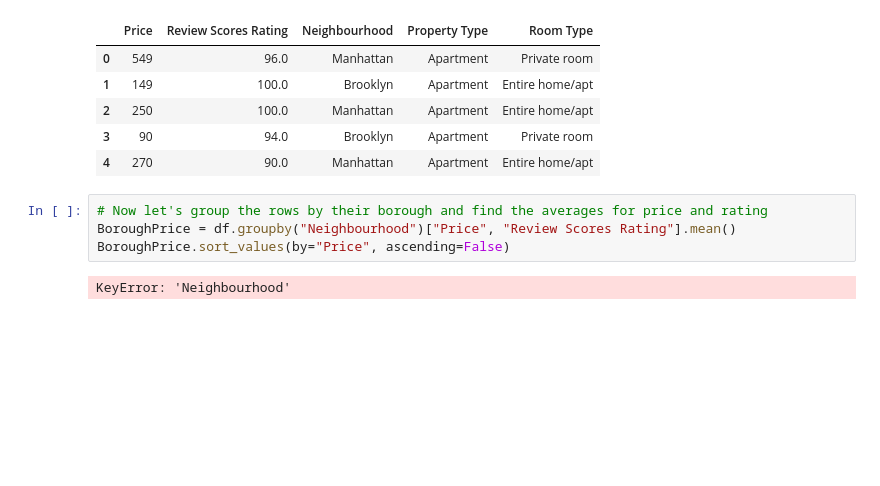
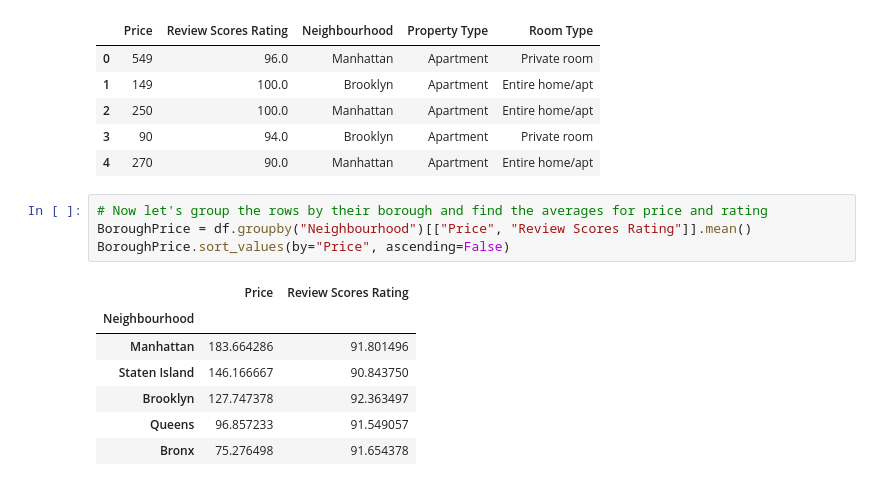
Before and after one commit to kylevogel/week_8, a Jupyter notebook: Lab4.ipynb, the cells around one changed output. Cells and saved outputs as stored; diff of their text form; blank space fills up the shorter version.

```diff
--- a/Lab4.ipynb
+++ b/Lab4.ipynb
@@ -41,7 +41,13 @@ df.head()
 | 4 | 270 | 90.0 | Manhattan | Apartment | Entire home/apt |
 # %%
 # Now let's group the rows by their borough and find the averages for price and rating
-BoroughPrice = df.groupby("Neighbourhood")["Price", "Review Scores Rating"].mean()
+BoroughPrice = df.groupby("Neighbourhood")[["Price", "Review Scores Rating"]].mean()
 BoroughPrice.sort_values(by="Price", ascending=False)
 # %% [output]
-KeyError: 'Neighbourhood'
+|  | Price | Review Scores Rating |
+| Neighbourhood |  |  |
+| Manhattan | 183.664286 | 91.801496 |
+| Staten Island | 146.166667 | 90.843750 |
+| Brooklyn | 127.747378 | 92.363497 |
+| Queens | 96.857233 | 91.549057 |
+| Bronx | 75.276498 | 91.654378 |
```
Also changed, not shown: parts of 9 cells of this notebook.
